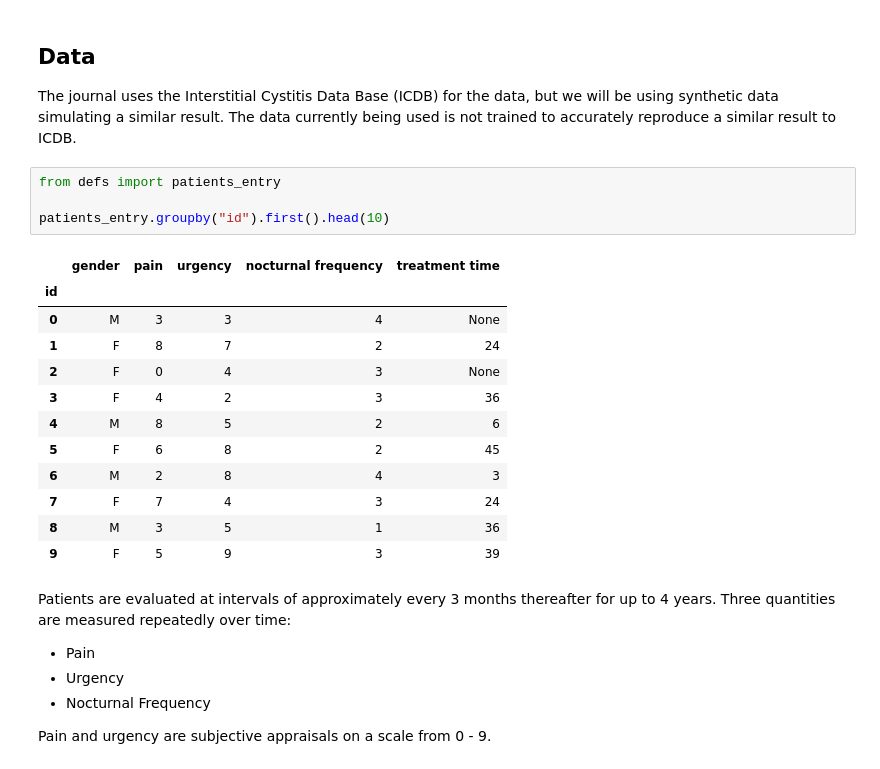
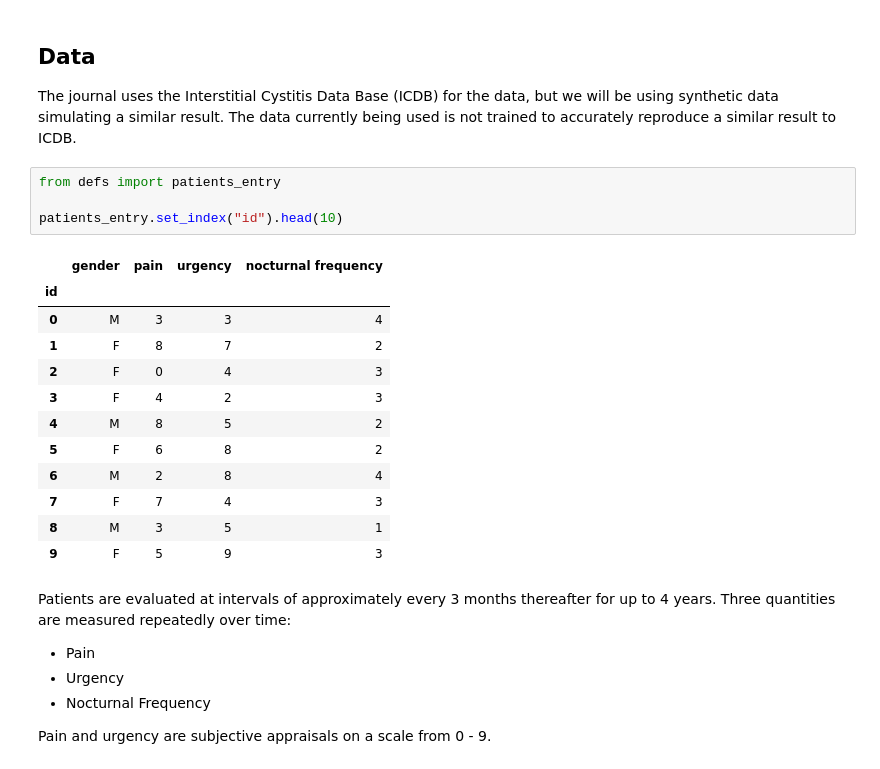
Before and after one commit to DestinEcarma/assignment-1-data-analytics, a Jupyter notebook: src/assignment.ipynb, the cells around one changed output. Drawn from its saved outputs; the diff is of its cells as text.

```diff
--- a/src/assignment.ipynb
+++ b/src/assignment.ipynb
@@ -13,20 +13,20 @@ The journal uses the Interstitial Cystitis Data Base (ICDB) for the data, but we
 # %%
 from defs import patients_entry
 
-patients_entry.groupby("id").first().head(10)
+patients_entry.set_index("id").head(10)
 # %% [output]
-|  | gender | pain | urgency | nocturnal frequency | treatment time |
-| id |  |  |  |  |  |
-| 0 | M | 3 | 3 | 4 | None |
-| 1 | F | 8 | 7 | 2 | 24 |
-| 2 | F | 0 | 4 | 3 | None |
-| 3 | F | 4 | 2 | 3 | 36 |
-| 4 | M | 8 | 5 | 2 | 6 |
-| 5 | F | 6 | 8 | 2 | 45 |
-| 6 | M | 2 | 8 | 4 | 3 |
-| 7 | F | 7 | 4 | 3 | 24 |
-| 8 | M | 3 | 5 | 1 | 36 |
-| 9 | F | 5 | 9 | 3 | 39 |
+|  | gender | pain | urgency | nocturnal frequency |
+| id |  |  |  |  |
+| 0 | M | 3 | 3 | 4 |
+| 1 | F | 8 | 7 | 2 |
+| 2 | F | 0 | 4 | 3 |
+| 3 | F | 4 | 2 | 3 |
+| 4 | M | 8 | 5 | 2 |
+| 5 | F | 6 | 8 | 2 |
+| 6 | M | 2 | 8 | 4 |
+| 7 | F | 7 | 4 | 3 |
+| 8 | M | 3 | 5 | 1 |
+| 9 | F | 5 | 9 | 3 |
 # %% [markdown]
 Patients are evaluated at intervals of approximately every 3 months thereafter for up to 4 years. Three quantities are measured repeatedly over time:
 
```
Also changed, not shown: parts of 13 cells of this notebook, 1 other file.
